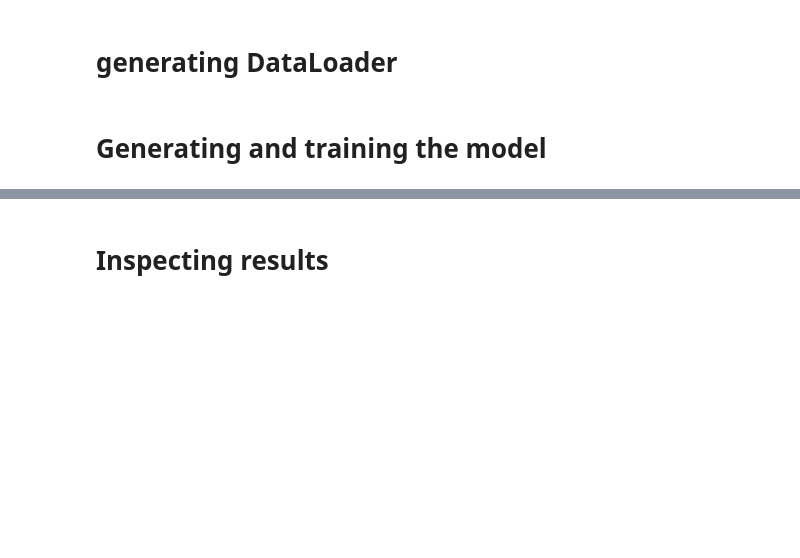
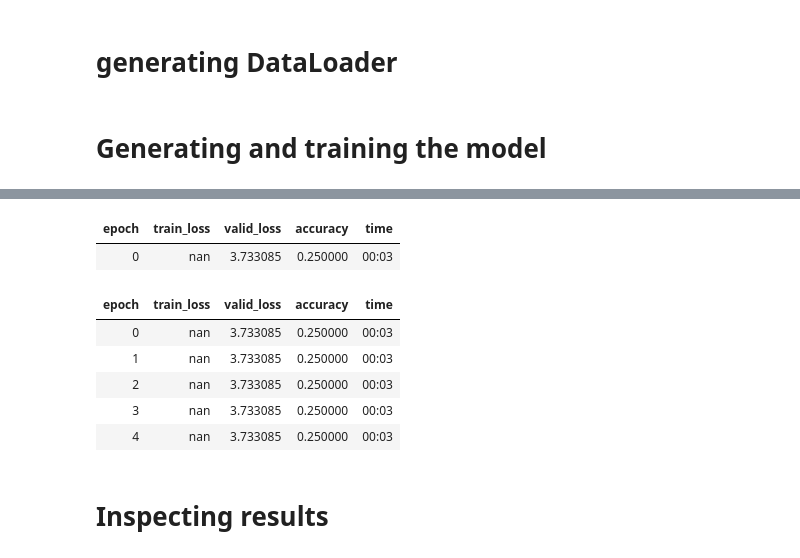
Before and after one commit to BrucellariaLeonardo/ToColab, a Jupyter notebook: superHeroClassifier/main.ipynb, the cells around one changed output, grey strips where cells are left out. Saved outputs shown, nothing was run; the diff lists cells and outputs as text; code cells hidden in the pictures; blank space fills up the shorter version.

Commit message:
Correcciones en colab, falta solucionar warning "generator empy"

```diff
--- a/superHeroClassifier/main.ipynb
+++ b/superHeroClassifier/main.ipynb
@@ -6,7 +7,7 @@ from fastbook import *
 # Gethin images
 # %%
 # generatin heros list
-def imgDownload(imgList = ['batman','flash'], imgNum = 3,folderName = 'imgs'):
+def imgDownload(imgList = ['batman','flash','superman','shazam'], imgNum = 3,folderName = 'imgs'):
     path = Path(folderName) # path to images
     if not path.exists(): # if path doesn't exist
         path.mkdir()    # create path
@@ -33,7 +34,10 @@ dlGenerator = DataBlock(
     splitter=RandomSplitter(valid_pct=0.2, seed=42), # split into train and valid
     get_y=parent_label, # get parent label
     item_tfms= RandomResizedCrop(224,min_scale = 0.5), # resize images to 128x128
-    batch_tfms= aug_transforms(mult = 2), # augment images
+    batch_tfms= aug_transforms() # augment images
 )
 # %% [markdown]
 # Generating and training the model
+# %%
+path = imgDownload(imgNum = 40, folderName = "img1") # download images
+imgCheck(path)  # check images
@@ -40,5 +58,5 @@ dlGenerator = DataBlock(
 # %%
-path = imgDownload(imgNum = 150) # download images
-imgCheck(path)  # check images
-learn = cnn_learner(pepe, models.resnet34, metrics=accuracy) # create learner
+dl = dlGenerator.dataloaders(path)
+learn = vision_learner(dl, models.resnet18, metrics=accuracy) # create learner
 learn.fine_tune(5) # fine tune model
+# %% [output]
@@ -45,3 +64,11 @@ learn.fine_tune(5) # fine tune model
+| epoch | train_loss | valid_loss | accuracy | time |
+| 0 | nan | 3.733085 | 0.250000 | 00:03 |
+| epoch | train_loss | valid_loss | accuracy | time |
+| 0 | nan | 3.733085 | 0.250000 | 00:03 |
+| 1 | nan | 3.733085 | 0.250000 | 00:03 |
+| 2 | nan | 3.733085 | 0.250000 | 00:03 |
+| 3 | nan | 3.733085 | 0.250000 | 00:03 |
+| 4 | nan | 3.733085 | 0.250000 | 00:03 |
 # %% [markdown]
 # Inspecting results
 # %%
```
Also changed, not shown: parts of 8 cells of this notebook.
